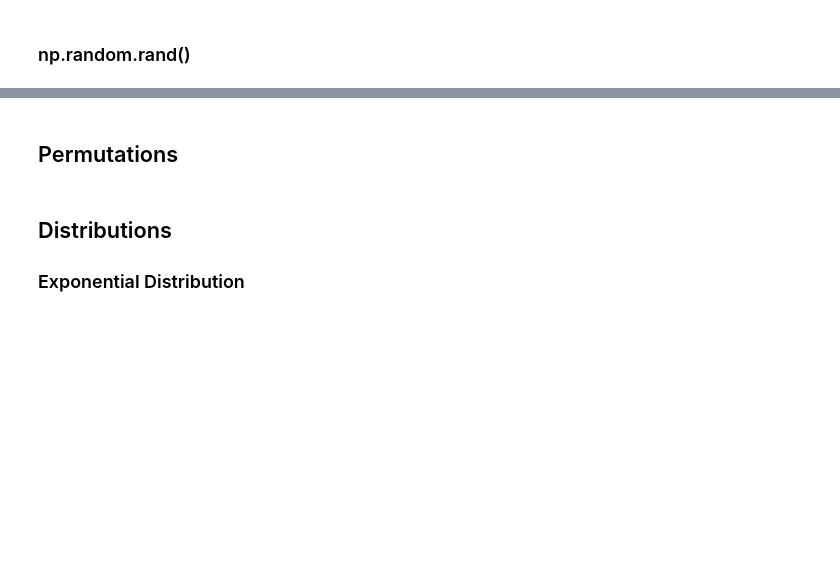
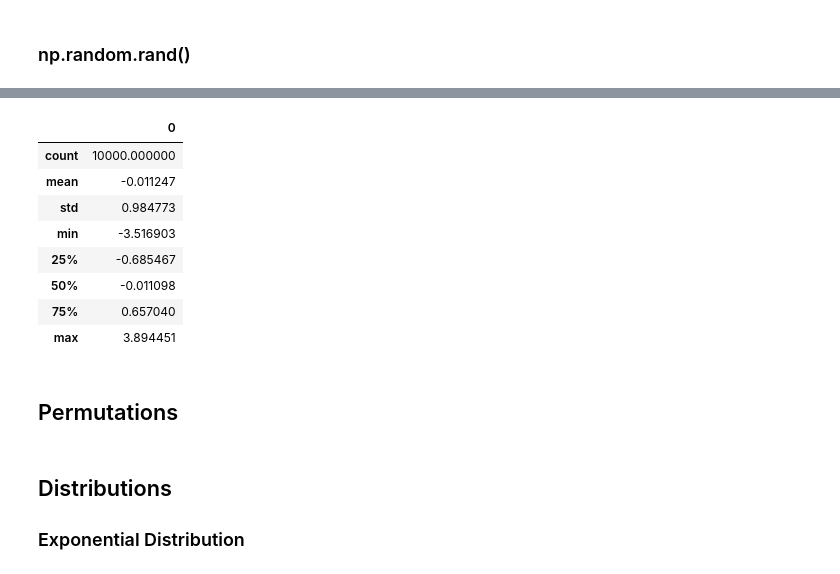
Before and after one commit to declanbarr/numpy-random, a Jupyter notebook: numpy-random.ipynb, the cells around one changed output, grey strips where cells are left out. Saved outputs shown, nothing was run; the diff lists cells and outputs as text; code cells hidden in the pictures; blank space fills up the shorter version.

```diff
--- a/numpy-random.ipynb
+++ b/numpy-random.ipynb
@@ -74,3 +109,16 @@ array([[[ 0.48845865,  0.3730837 ,  0.63699166],
+# %%
+df = pd.DataFrame(normalArray)
+df.describe()
+# %% [output]
+|  | 0 |
+| count | 10000.000000 |
+| mean | -0.011247 |
+| std | 0.984773 |
+| min | -3.516903 |
+| 25% | -0.685467 |
+| 50% | -0.011098 |
+| 75% | 0.657040 |
+| max | 3.894451 |
 # %% [markdown]
 ## Permutations
 # %% [markdown]
```
Also changed, not shown: parts of 22 cells of this notebook.
